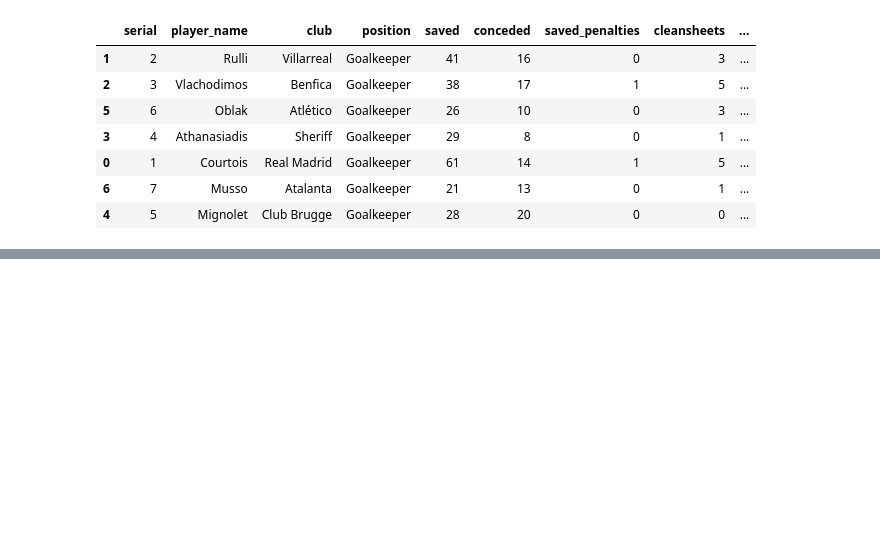
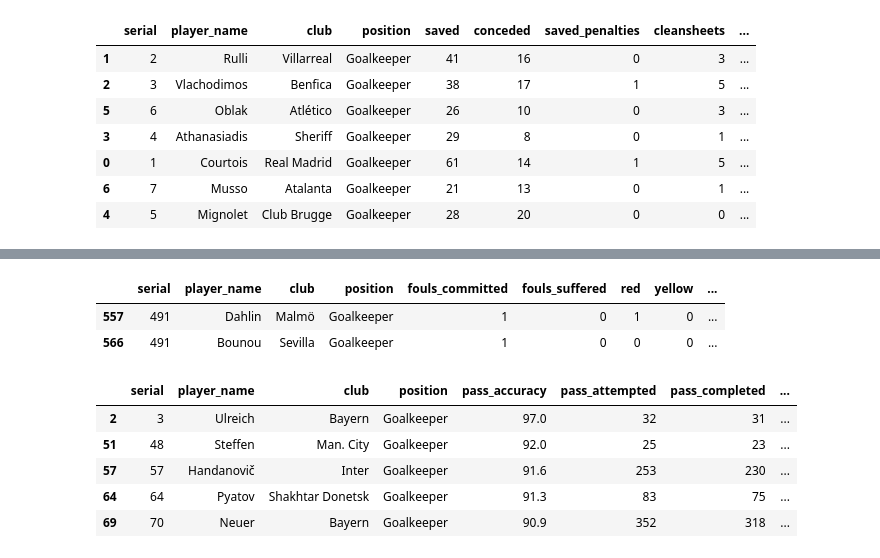
Before and after one commit to AsNott2000/Data-Analyisis-in-Football, a Jupyter notebook: UCL 21-22 analysis/best_goalkeepers.ipynb, the cells around one changed output, grey strips where cells are left out. Cells and saved outputs as stored; diff of their text form; code cells hidden in the pictures; blank space fills up the shorter version.

```diff
--- a/UCL 21-22 analysis/best_goalkeepers.ipynb
+++ b/UCL 21-22 analysis/best_goalkeepers.ipynb
@@ -3,5 +3,10 @@ import numpy as np
 import pandas as pd
 import matplotlib.pyplot as plt
 import seaborn as sns
-df = pd.read_csv("ucl_2122_datasets/goalkeeping.csv")
+
+df_goalkeeper = pd.read_csv("ucl_2122_datasets/goalkeeping.csv")
+df_disciplin = pd.read_csv("ucl_2122_datasets/disciplinary.csv")
+df_distributon = pd.read_csv("ucl_2122_datasets/distributon.csv")
+df_keystats = pd.read_csv("ucl_2122_datasets/key_stats.csv")
+df_attacking = pd.read_csv("ucl_2122_datasets/attacking.csv")
 # %%
@@ -61,0 +77,18 @@ df1.sort_values(by=['punches_save_ratio(%)'], ascending=False)
+# %%
+df_disciplinGK = df_disciplin[df_disciplin["position"] == "Goalkeeper"]
+df_disciplinGK.head()
+# %% [output]
+|  | serial | player_name | club | position | fouls_committed | fouls_suffered | red | yellow | ... |
+| 557 | 491 | Dahlin | Malmö | Goalkeeper | 1 | 0 | 1 | 0 | ... |
+| 566 | 491 | Bounou | Sevilla | Goalkeeper | 1 | 0 | 0 | 0 | ... |
+# %%
+
+df_distributonGK = df_distributon[df_distributon["position"] == "Goalkeeper"]
+df_distributonGK.head()
+# %% [output]
+|  | serial | player_name | club | position | pass_accuracy | pass_attempted | pass_completed | ... |
+| 2 | 3 | Ulreich | Bayern | Goalkeeper | 97.0 | 32 | 31 | ... |
+| 51 | 48 | Steffen | Man. City | Goalkeeper | 92.0 | 25 | 23 | ... |
+| 57 | 57 | Handanovič | Inter | Goalkeeper | 91.6 | 253 | 230 | ... |
+| 64 | 64 | Pyatov | Shakhtar Donetsk | Goalkeeper | 91.3 | 83 | 75 | ... |
+| 69 | 70 | Neuer | Bayern | Goalkeeper | 90.9 | 352 | 318 | ... |
```
Also changed, not shown: parts of 13 cells of this notebook.
